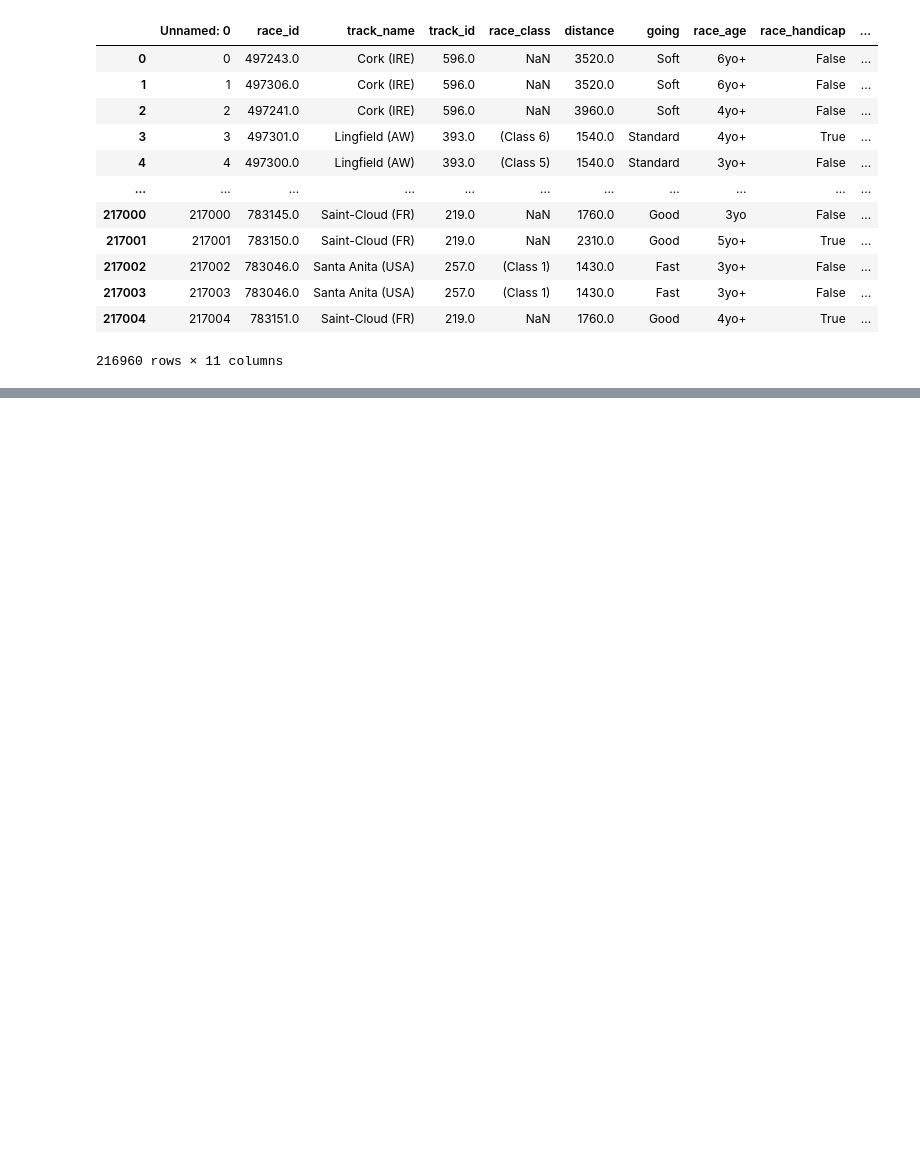
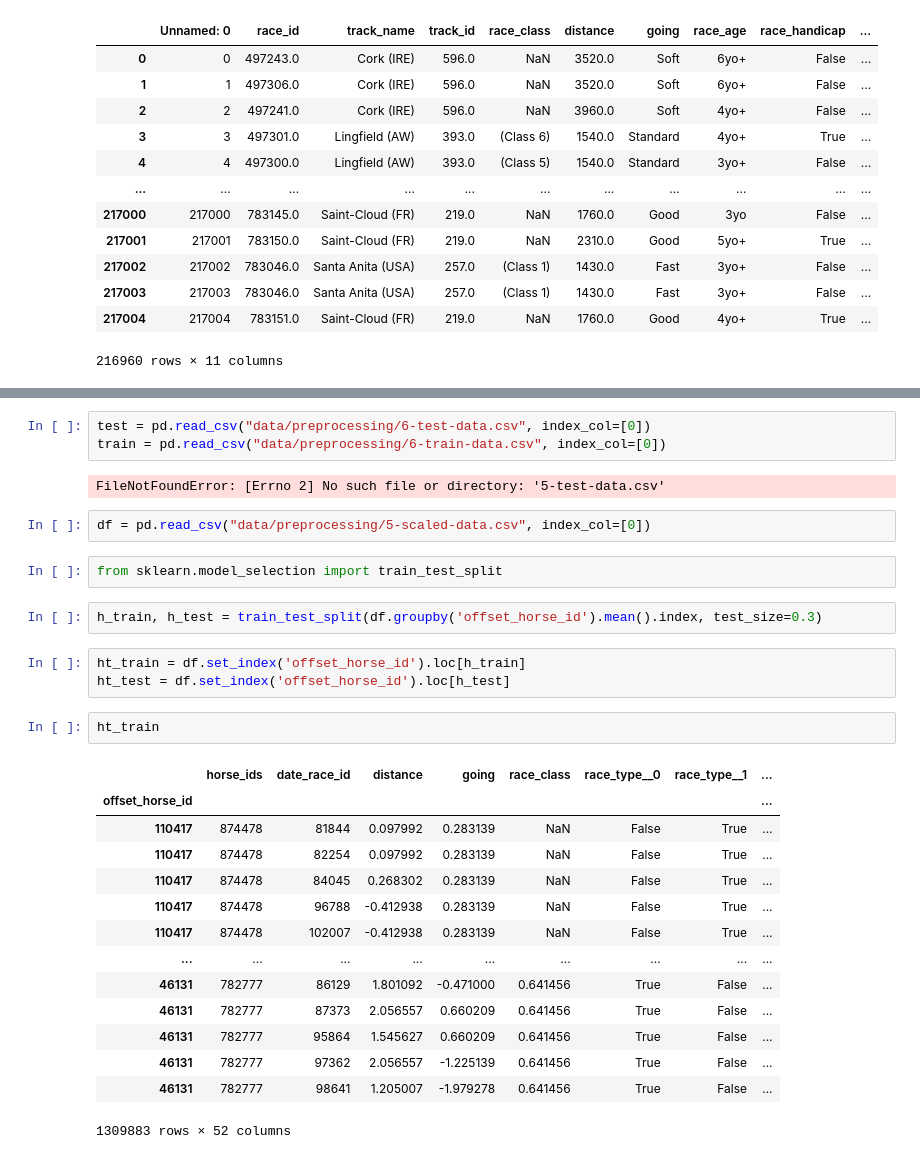
Before and after one commit to Sean-Leishman/gbp-horse-prediction, a Jupyter notebook: preprocessing.ipynb, the cells around one changed output, grey strips where cells are left out. Saved outputs shown, nothing was run; the diff lists cells and outputs as text; blank space fills up the shorter version.

Commit message:
Prevents splitting of horse history across train, test

```diff
--- a/preprocessing.ipynb
+++ b/preprocessing.ipynb
@@ -254,0 +275,31 @@ df = pd.read_csv("data/preprocessing/4-pedigree-generation")
+# %%
+test = pd.read_csv("data/preprocessing/6-test-data.csv", index_col=[0])
+train = pd.read_csv("data/preprocessing/6-train-data.csv", index_col=[0])
+# %% [output]
+FileNotFoundError: [Errno 2] No such file or directory: '5-test-data.csv'
+# %%
+df = pd.read_csv("data/preprocessing/5-scaled-data.csv", index_col=[0])
+# %%
+from sklearn.model_selection import train_test_split
+# %%
+h_train, h_test = train_test_split(df.groupby('offset_horse_id').mean().index, test_size=0.3)
+# %%
+ht_train = df.set_index('offset_horse_id').loc[h_train]
+ht_test = df.set_index('offset_horse_id').loc[h_test]
+# %%
+ht_train
+# %% [output]
+|  | horse_ids | date_race_id | distance | going | race_class | race_type__0 | race_type__1 | ... |
+| offset_horse_id |  |  |  |  |  |  |  | ... |
+| 110417 | 874478 | 81844 | 0.097992 | 0.283139 | NaN | False | True | ... |
+| 110417 | 874478 | 82254 | 0.097992 | 0.283139 | NaN | False | True | ... |
+| 110417 | 874478 | 84045 | 0.268302 | 0.283139 | NaN | False | True | ... |
+| 110417 | 874478 | 96788 | -0.412938 | 0.283139 | NaN | False | True | ... |
+| 110417 | 874478 | 102007 | -0.412938 | 0.283139 | NaN | False | True | ... |
+| ... | ... | ... | ... | ... | ... | ... | ... | ... |
+| 46131 | 782777 | 86129 | 1.801092 | -0.471000 | 0.641456 | True | False | ... |
+| 46131 | 782777 | 87373 | 2.056557 | 0.660209 | 0.641456 | True | False | ... |
+| 46131 | 782777 | 95864 | 1.545627 | 0.660209 | 0.641456 | True | False | ... |
+| 46131 | 782777 | 97362 | 2.056557 | -1.225139 | 0.641456 | True | False | ... |
+| 46131 | 782777 | 98641 | 1.205007 | -1.979278 | 0.641456 | True | False | ... |
+1309883 rows × 52 columns
```
Also changed, not shown: parts of 3 cells of this notebook, 1 other file.
